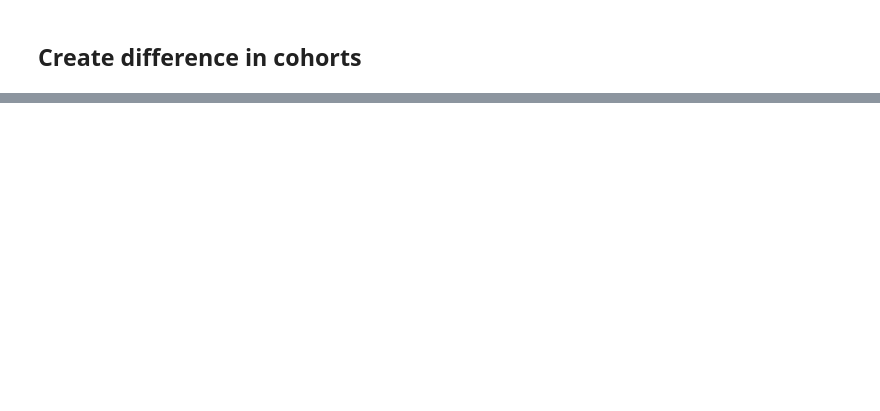
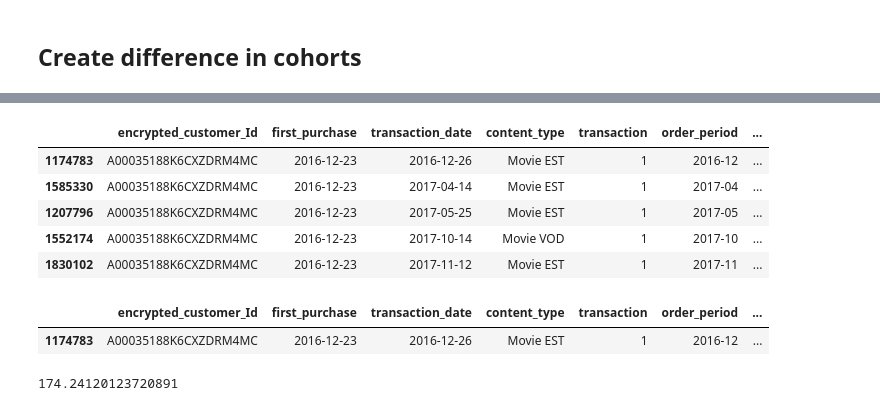
Before and after one commit to dfadeeff/AMZ_Projects, a Jupyter notebook: VOD_cohorts.ipynb, the cells around one changed output, grey strips where cells are left out. Cells and saved outputs as stored; diff of their text form; code cells hidden in the pictures; blank space fills up the shorter version.

```diff
--- a/VOD_cohorts.ipynb
+++ b/VOD_cohorts.ipynb
@@ -151,0 +166,19 @@ plt.show()
+# %%
+# Sanity check
+df_new[df_new['encrypted_customer_Id'] == 'A00035188K6CXZDRM4MC'].sort_values(by = 'transaction_date', ascending = True).head()
+# %% [output]
+|  | encrypted_customer_Id | first_purchase | transaction_date | content_type | transaction | order_period | ... |
+| 1174783 | A00035188K6CXZDRM4MC | 2016-12-23 | 2016-12-26 | Movie EST | 1 | 2016-12 | ... |
+| 1585330 | A00035188K6CXZDRM4MC | 2016-12-23 | 2017-04-14 | Movie EST | 1 | 2017-04 | ... |
+| 1207796 | A00035188K6CXZDRM4MC | 2016-12-23 | 2017-05-25 | Movie EST | 1 | 2017-05 | ... |
+| 1552174 | A00035188K6CXZDRM4MC | 2016-12-23 | 2017-10-14 | Movie VOD | 1 | 2017-10 | ... |
+| 1830102 | A00035188K6CXZDRM4MC | 2016-12-23 | 2017-11-12 | Movie EST | 1 | 2017-11 | ... |
+# %%
+t[t['encrypted_customer_Id'] == 'A00035188K6CXZDRM4MC']
+# %% [output]
+|  | encrypted_customer_Id | first_purchase | transaction_date | content_type | transaction | order_period | ... |
+| 1174783 | A00035188K6CXZDRM4MC | 2016-12-23 | 2016-12-26 | Movie EST | 1 | 2016-12 | ... |
+# %%
+t['diff_btw_first_EST_first_ever'].mean()
+# %% [output]
+174.24120123720891
```
Also changed, not shown: parts of 7 cells of this notebook.
